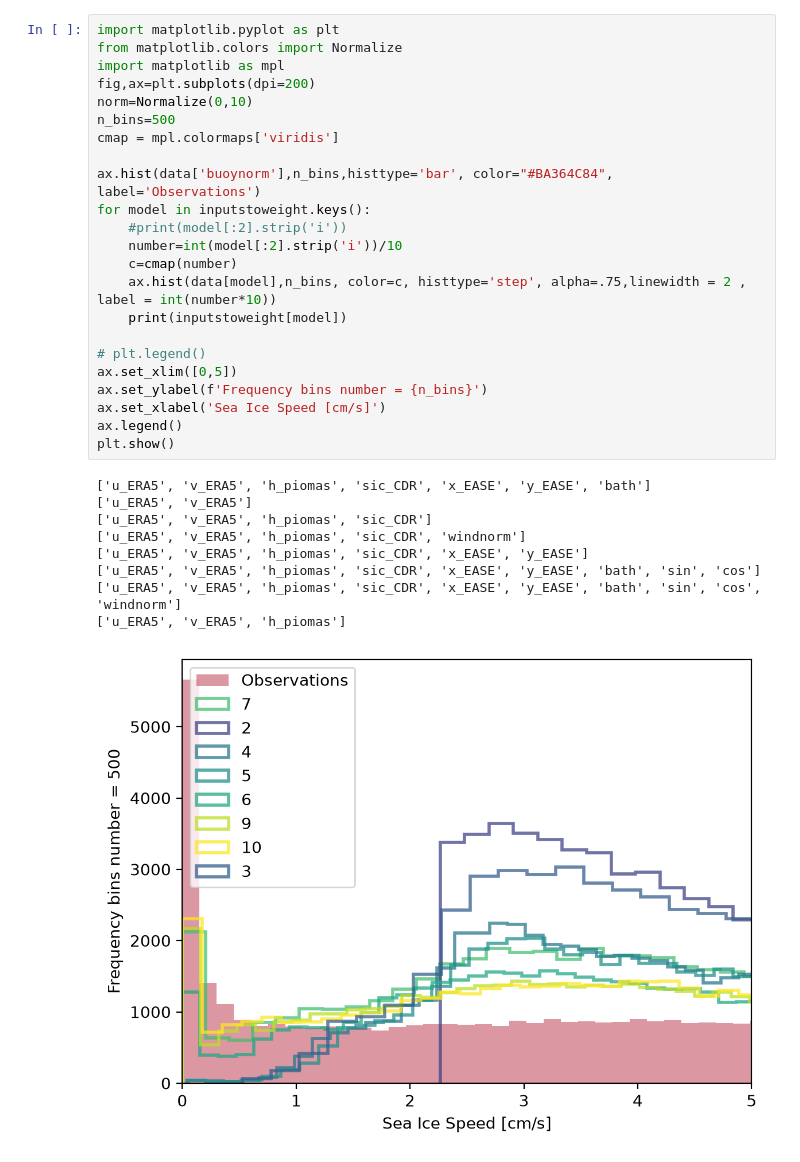
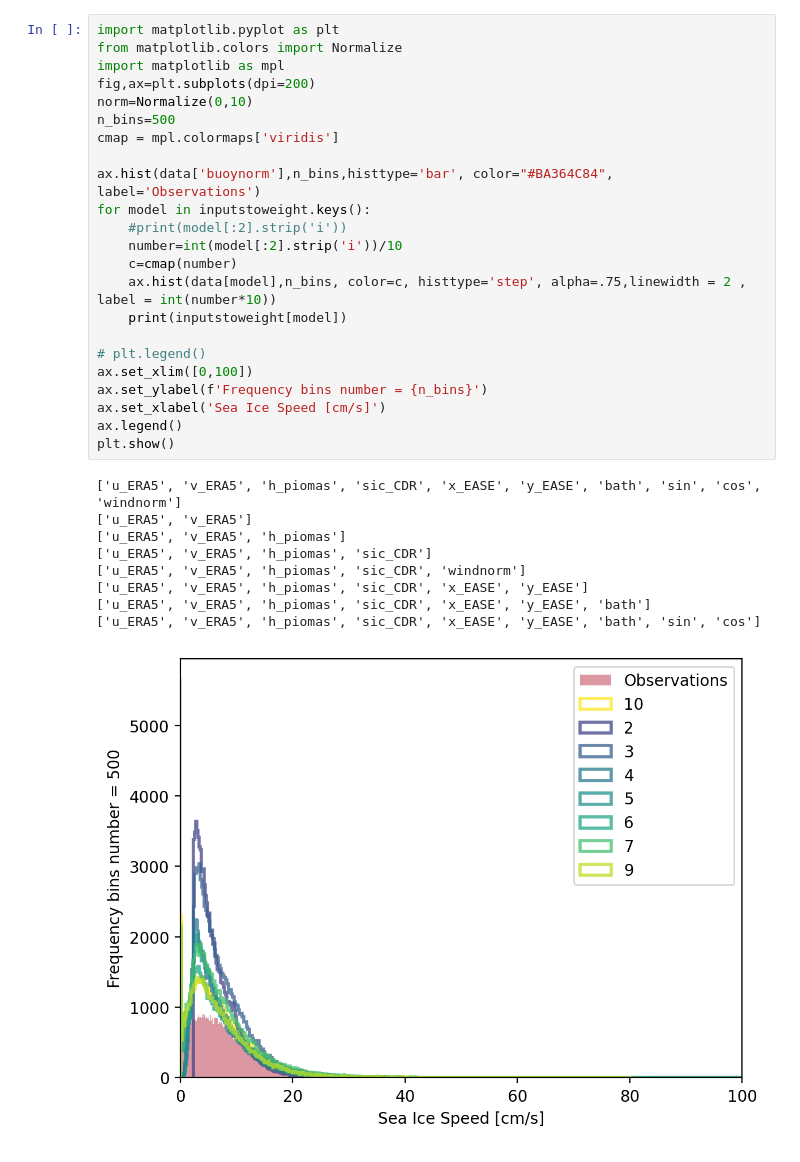
Before and after one commit to drpoisson-mp3/seA_Ice, a Jupyter notebook: August/ANALYSISSystematix20Epochs.ipynb, the cells around one changed output. Drawn from its saved outputs; the diff is of its cells as text.

```diff
--- a/August/ANALYSISSystematix20Epochs.ipynb
+++ b/August/ANALYSISSystematix20Epochs.ipynb
@@ -78,34 +102,34 @@ FileNotFoundError: [Errno 2] No such file or directory: './weights/.txt'
 # %%
 import matplotlib.pyplot as plt
 from matplotlib.colors import Normalize
 import matplotlib as mpl
 fig,ax=plt.subplots(dpi=200)
 norm=Normalize(0,10)
 n_bins=500
 cmap = mpl.colormaps['viridis']
 
 ax.hist(data['buoynorm'],n_bins,histtype='bar', color="#BA364C84", label='Observations')
 for model in inputstoweight.keys():
     #print(model[:2].strip('i'))
     number=int(model[:2].strip('i'))/10
     c=cmap(number)
     ax.hist(data[model],n_bins, color=c, histtype='step', alpha=.75,linewidth = 2 ,  label = int(number*10))
     print(inputstoweight[model])
 
 # plt.legend()
-ax.set_xlim([0,5])
+ax.set_xlim([0,100])
 ax.set_ylabel(f'Frequency bins number = {n_bins}')
 ax.set_xlabel('Sea Ice Speed [cm/s]')
 ax.legend()
 plt.show()
 # %% [output]
-['u_ERA5', 'v_ERA5', 'h_piomas', 'sic_CDR', 'x_EASE', 'y_EASE', 'bath']
+['u_ERA5', 'v_ERA5', 'h_piomas', 'sic_CDR', 'x_EASE', 'y_EASE', 'bath', 'sin', 'cos', 'windnorm']
 ['u_ERA5', 'v_ERA5']
+['u_ERA5', 'v_ERA5', 'h_piomas']
 ['u_ERA5', 'v_ERA5', 'h_piomas', 'sic_CDR']
 ['u_ERA5', 'v_ERA5', 'h_piomas', 'sic_CDR', 'windnorm']
 ['u_ERA5', 'v_ERA5', 'h_piomas', 'sic_CDR', 'x_EASE', 'y_EASE']
+['u_ERA5', 'v_ERA5', 'h_piomas', 'sic_CDR', 'x_EASE', 'y_EASE', 'bath']
 ['u_ERA5', 'v_ERA5', 'h_piomas', 'sic_CDR', 'x_EASE', 'y_EASE', 'bath', 'sin', 'cos']
-['u_ERA5', 'v_ERA5', 'h_piomas', 'sic_CDR', 'x_EASE', 'y_EASE', 'bath', 'sin', 'cos', 'windnorm']
-['u_ERA5', 'v_ERA5', 'h_piomas']
-[figure, old version]
+[figure, new version]
 # %%
```
Also changed, not shown: parts of 2 cells of this notebook, 21 other files.
